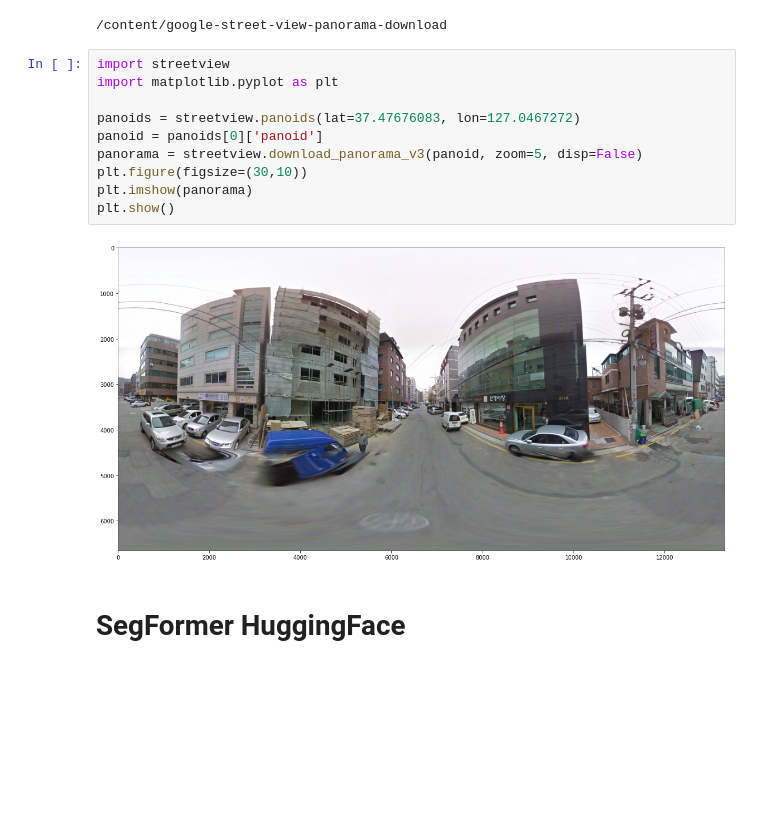
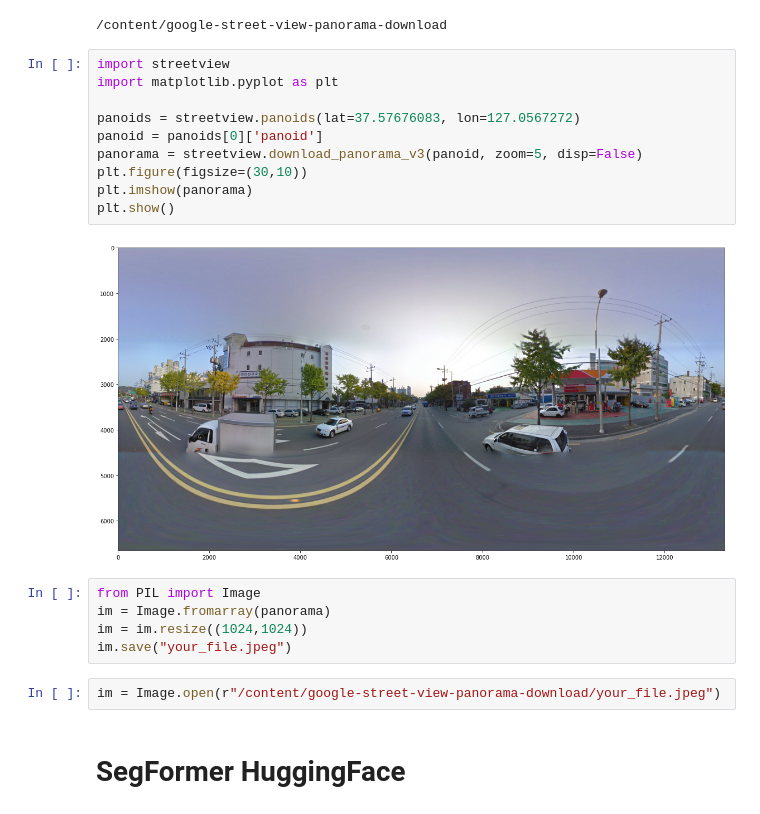
Before and after one commit to MINED30/EATA, a Jupyter notebook: Segformer_교통사고분석.ipynb, the cells around one changed output. Saved outputs shown, nothing was run; the diff lists cells and outputs as text; blank space fills up the shorter version.

```diff
--- a/Segformer_교통사고분석.ipynb
+++ b/Segformer_교통사고분석.ipynb
@@ -13,15 +13,22 @@ fatal: destination path 'google-street-view-panorama-download' already exists an
 # %%
 import streetview
 import matplotlib.pyplot as plt
 
-panoids = streetview.panoids(lat=37.47676083, lon=127.0467272)
+panoids = streetview.panoids(lat=37.57676083, lon=127.0567272)
 panoid = panoids[0]['panoid']
 panorama = streetview.download_panorama_v3(panoid, zoom=5, disp=False)
 plt.figure(figsize=(30,10))
 plt.imshow(panorama)
 plt.show()
 # %% [output]
-[figure, old version]
+[figure, new version]
+# %%
+from PIL import Image
+im = Image.fromarray(panorama)
+im = im.resize((1024,1024))
+im.save("your_file.jpeg")
+# %%
+im = Image.open(r"/content/google-street-view-panorama-download/your_file.jpeg")
 # %% [markdown]
 # SegFormer HuggingFace
 # %%
```
Also changed, not shown: parts of 5 cells of this notebook.
